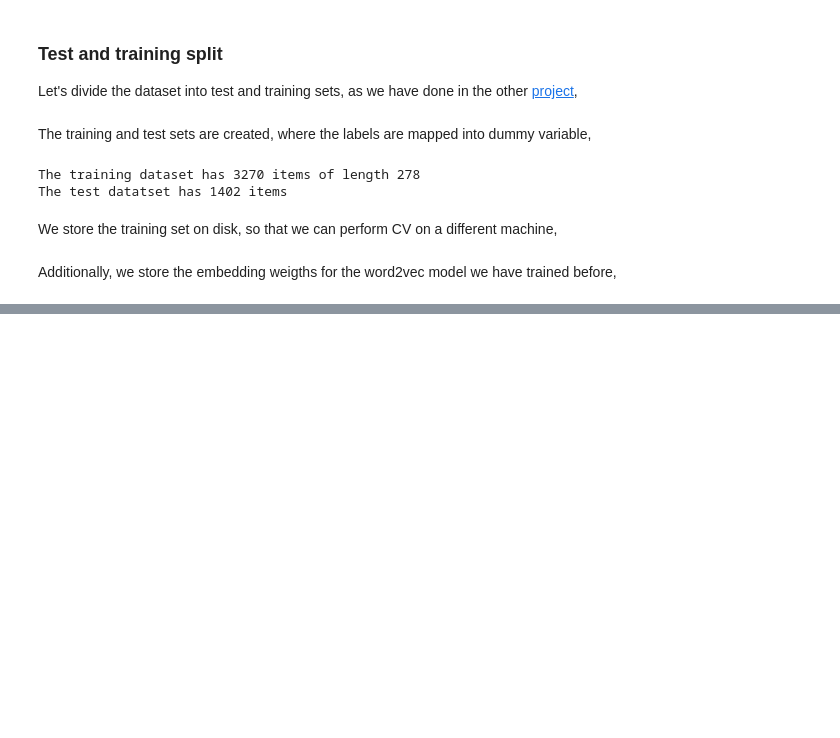
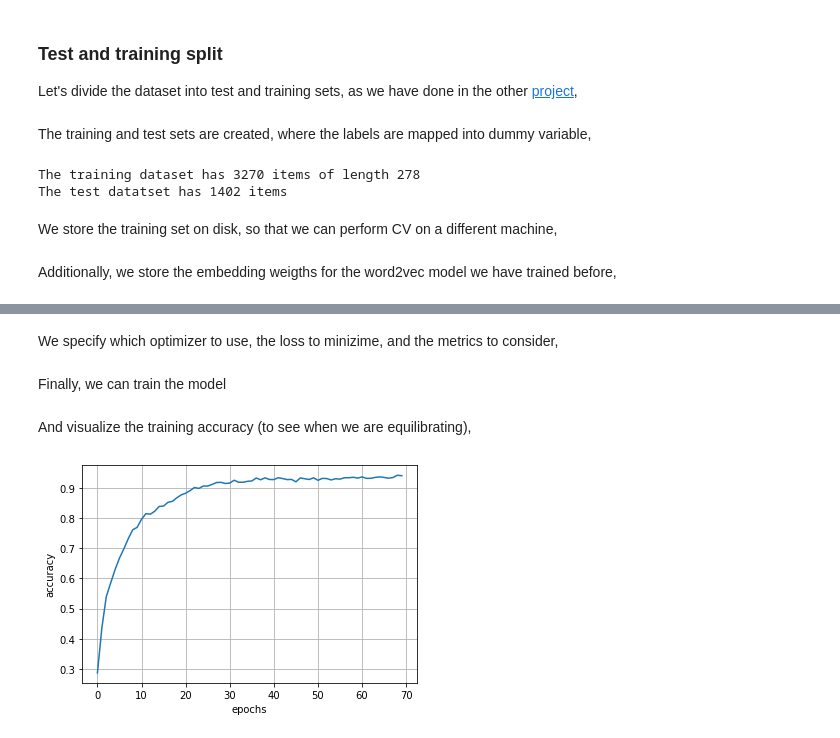
Before and after one commit to carlosparaciari/abstract-classification-embedding, a Jupyter notebook: word2vec_tagger.ipynb, the cells around one changed output, grey strips where cells are left out. Drawn from its saved outputs; the diff is of its cells as text; code cells hidden in the pictures; blank space fills up the shorter version.

```diff
--- a/word2vec_tagger.ipynb
+++ b/word2vec_tagger.ipynb
@@ -340,0 +377,21 @@ CV_df = pd.read_pickle('./cross-val/cnn/cross_val_results.pkl')
+# %%
+# The optimal parameters
+n_filters = 500
+window_size = 3
+dropout_prob = 0.25
+l1_param = 0.001
+output_classes = len(labels)
+
+# Let's create the embeddin layer using the pre-trained word2vec embedding
+w2v_embedding_layer = at.get_keras_embedding(FTwv)
+conv_reg = tf.keras.regularizers.L1(l1_param)
+
+# The NN is created as a sequence of layers whose output is the input of the next one
+model = tf.keras.Sequential()
+model.add(w2v_embedding_layer)
+model.add(tf.keras.layers.Conv1D(n_filters, window_size, activation='relu',kernel_regularizer=conv_reg))
+model.add(tf.keras.layers.GlobalMaxPool1D())
+model.add(tf.keras.layers.Dropout(dropout_prob))
+model.add(tf.keras.layers.Dense(output_classes,activation='softmax'))
+
+model.summary()
@@ -340,0 +417,29 @@ CV_df = pd.read_pickle('./cross-val/cnn/cross_val_results.pkl')
+# %% [markdown]
+We specify which optimizer to use, the loss to minizime, and the metrics to consider,
+# %%
+lr = 1e-4
+model.compile(optimizer=tf.keras.optimizers.Adam(learning_rate=lr),
+              loss='categorical_crossentropy',
+              metrics=['accuracy'])
+# %% [markdown]
+Finally, we can train the model
+# %%
+n_cpu = multiprocessing.cpu_count()
+eps = 70
+
+history = model.fit(x=X_train,
+                    y=y_train,
+                    epochs=eps,
+                    verbose=0,
+                    workers=n_cpu
+                   )
+# %% [markdown]
+And visualize the training accuracy (to see when we are equilibrating),
+# %%
+plt.plot(history.history['accuracy'],label='training accuracy')
+plt.xlabel('epochs')
+plt.ylabel('accuracy')
+plt.grid()
+plt.show()
+# %% [output]
+[figure, added]
```
Also changed, not shown: parts of 29 cells of this notebook, 3 other files.
